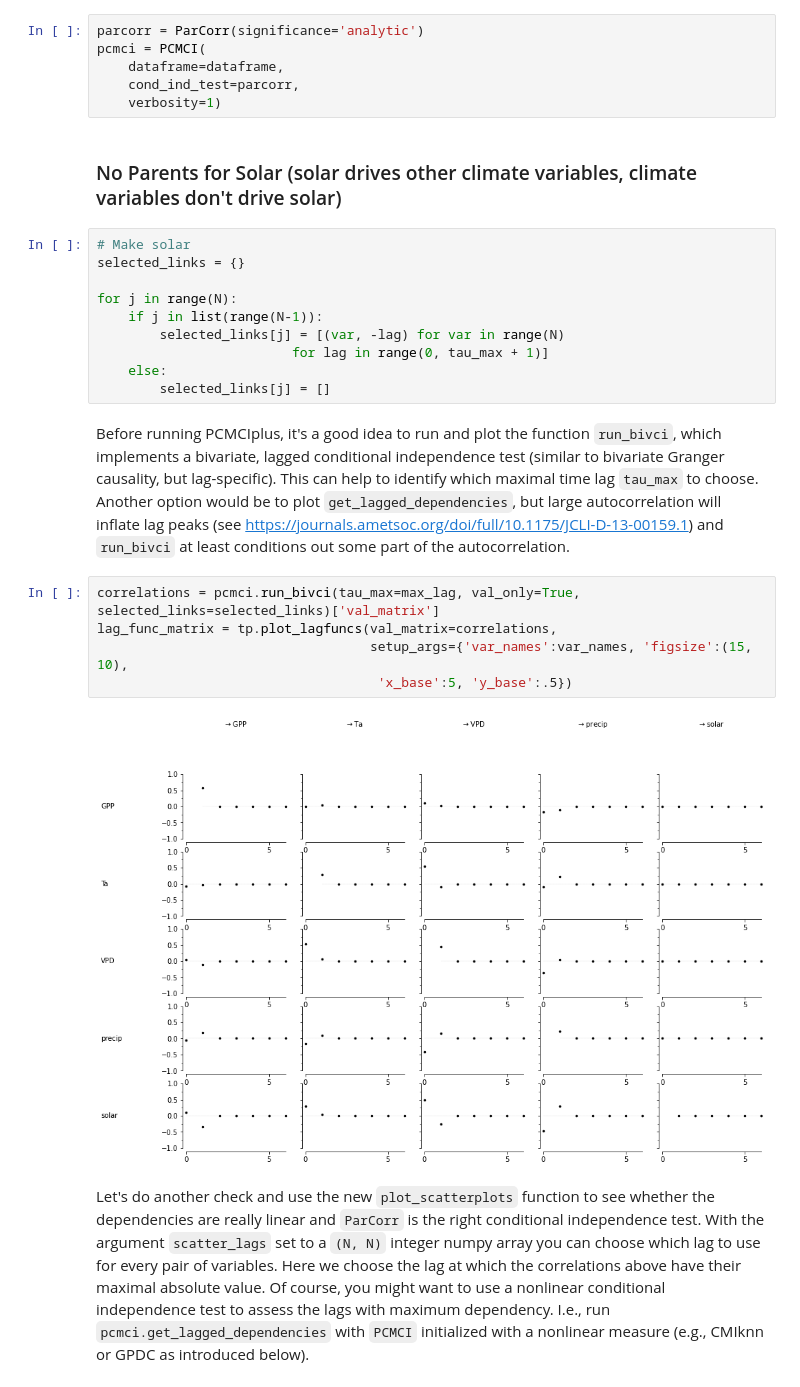
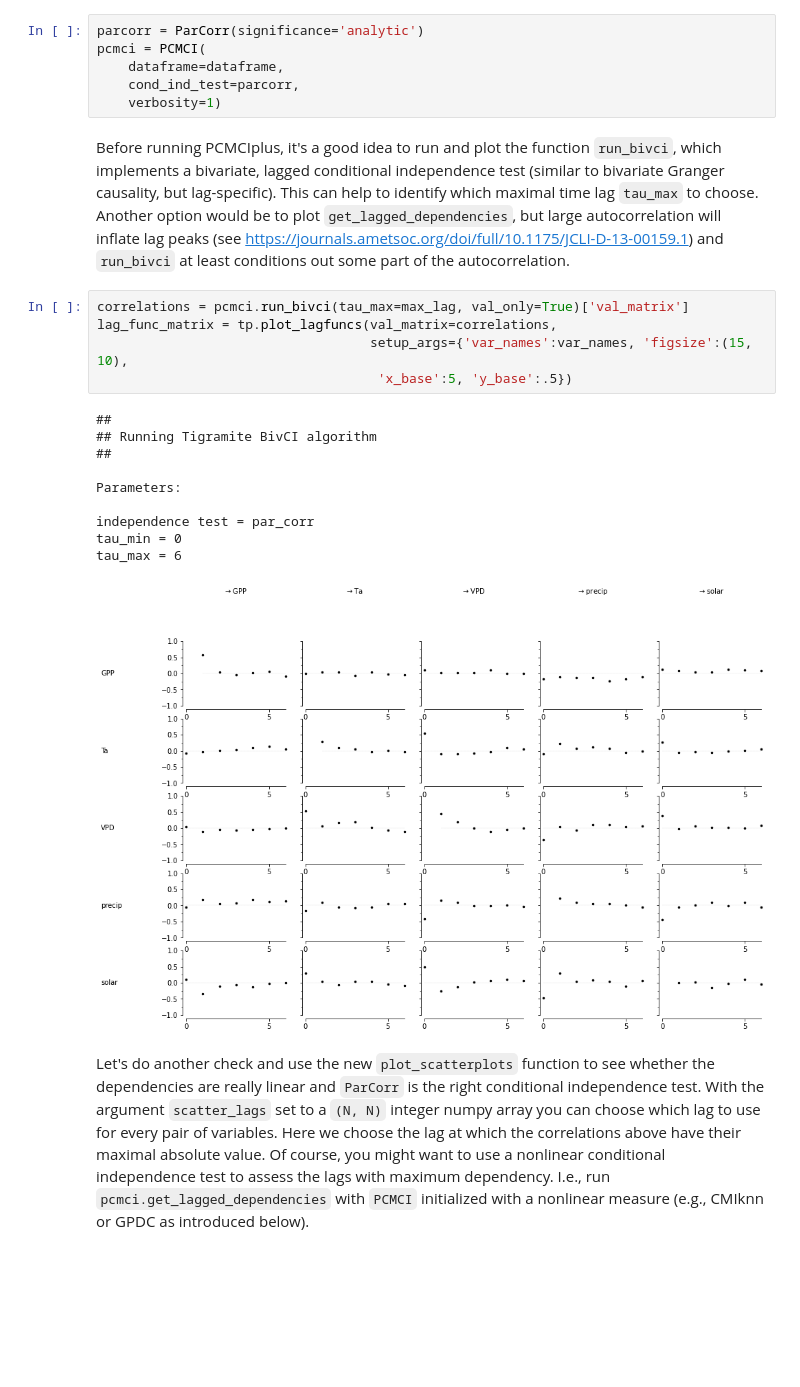
Before and after one commit to cbur24/NEE_modelling, a Jupyter notebook: notebooks/pcmci_plus_ECdata.ipynb, the cells around one changed output. Drawn from its saved outputs; the diff is of its cells as text; blank space fills up the shorter version.

Commit message:
testing latent PCMCI

```diff
--- a/notebooks/pcmci_plus_ECdata.ipynb
+++ b/notebooks/pcmci_plus_ECdata.ipynb
@@ -171,27 +171,24 @@ pcmci = PCMCI(
     dataframe=dataframe,
     cond_ind_test=parcorr,
     verbosity=1)
-# %% [markdown]
-### No Parents for Solar (solar drives other climate variables, climate variables don't drive solar)
-# %%
-# Make solar
-selected_links = {}
-
-for j in range(N):
-    if j in list(range(N-1)):
-        selected_links[j] = [(var, -lag) for var in range(N)
-                         for lag in range(0, tau_max + 1)]
-    else:
-        selected_links[j] = []
 # %% [markdown]
 Before running PCMCIplus, it's a good idea to run and plot the function ``run_bivci``, which implements a bivariate, lagged conditional independence test (similar to bivariate Granger causality, but lag-specific). This can help to identify which maximal time lag ``tau_max`` to choose. Another option would be to plot ``get_lagged_dependencies``, but large autocorrelation will inflate lag peaks (see https://journals.ametsoc.org/doi/full/10.1175/JCLI-D-13-00159.1) and ``run_bivci`` at least conditions out some part of the autocorrelation.
 # %%
-correlations = pcmci.run_bivci(tau_max=max_lag, val_only=True, selected_links=selected_links)['val_matrix']
+correlations = pcmci.run_bivci(tau_max=max_lag, val_only=True)['val_matrix']
 lag_func_matrix = tp.plot_lagfuncs(val_matrix=correlations,
                                    setup_args={'var_names':var_names, 'figsize':(15, 10),
                                     'x_base':5, 'y_base':.5})
 # %% [output]
+##
+## Running Tigramite BivCI algorithm
+##
+
+Parameters:
+
+independence test = par_corr
+tau_min = 0
+tau_max = 6
-[figure, old version]
+[figure, new version]
 # %% [markdown]
 Let's do another check and use the new ``plot_scatterplots`` function to see whether the dependencies are really linear and ``ParCorr`` is the right conditional independence test. With the argument ``scatter_lags`` set to a ``(N, N)`` integer numpy array you can choose which lag to use for every pair of variables. Here we choose the lag at which the correlations above have their maximal absolute value. Of course, you might want to use a nonlinear conditional independence test to assess the lags with maximum dependency. I.e., run ``pcmci.get_lagged_dependencies`` with ``PCMCI`` initialized with a nonlinear measure (e.g., CMIknn or GPDC as introduced below).
 # %%
```
Also changed, not shown: parts of 12 cells of this notebook.
